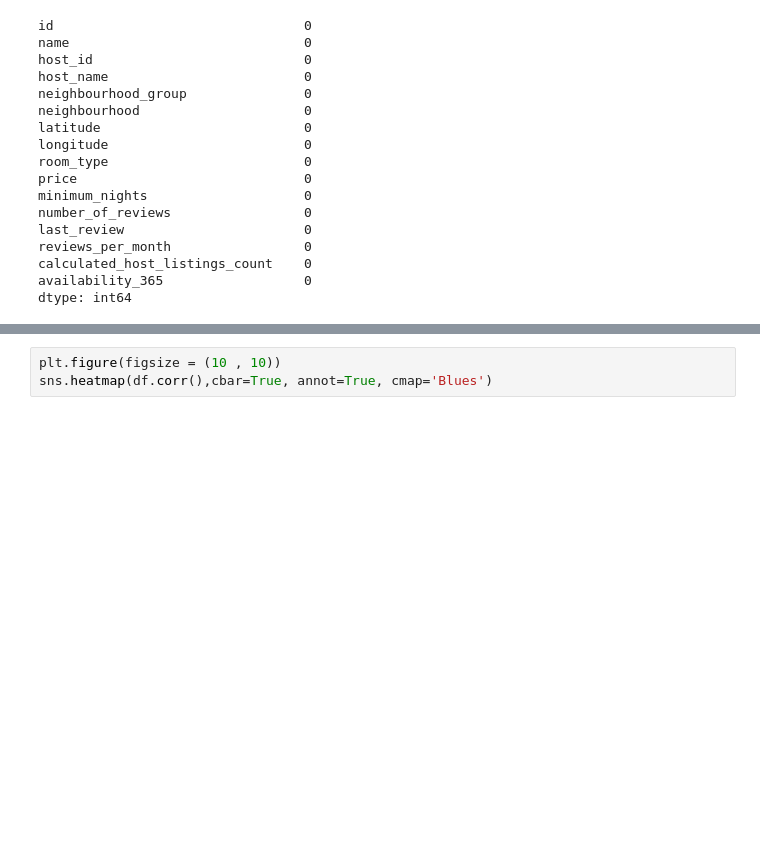
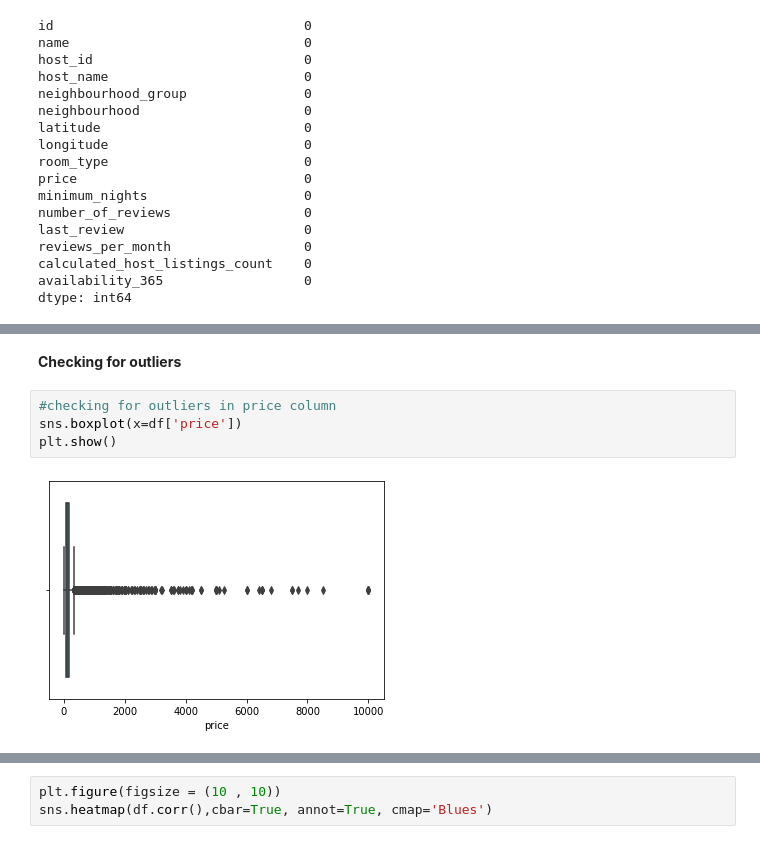
Before and after one commit to SaiMeghanaGoud/EDA-capstone-project, a Jupyter notebook: Copy_of_Airbnb_Bookings_Analysis___meghna_neha_Capstone_Project.ipynb, the cells around one changed output, grey strips where cells are left out. Drawn from its saved outputs; the diff is of its cells as text; blank space fills up the shorter version.

```diff
--- a/Copy_of_Airbnb_Bookings_Analysis___meghna_neha_Capstone_Project.ipynb
+++ b/Copy_of_Airbnb_Bookings_Analysis___meghna_neha_Capstone_Project.ipynb
@@ -202,3 +201,11 @@ df.head()
 | 2 | 3647 | THE VILLAGE OF HARLEM....NEW YORK ! | 4632 | Elisabeth | Manhattan | Harlem | 40.80902 | -73.94190 | ... |
 | 3 | 3831 | Cozy Entire Floor of Brownstone | 4869 | LisaRoxanne | Brooklyn | Clinton Hill | 40.68514 | -73.95976 | ... |
 | 4 | 5022 | Entire Apt: Spacious Studio/Loft ... | 7192 | Laura | Manhattan | East Harlem | 40.79851 | -73.94399 | ... |
+# %% [markdown]
+**Checking for outliers**
+# %%
+#checking for outliers in price column
+sns.boxplot(x=df['price'])
+plt.show()
+# %% [output]
+[figure, added]
```
Also changed, not shown: parts of 7 cells of this notebook.
